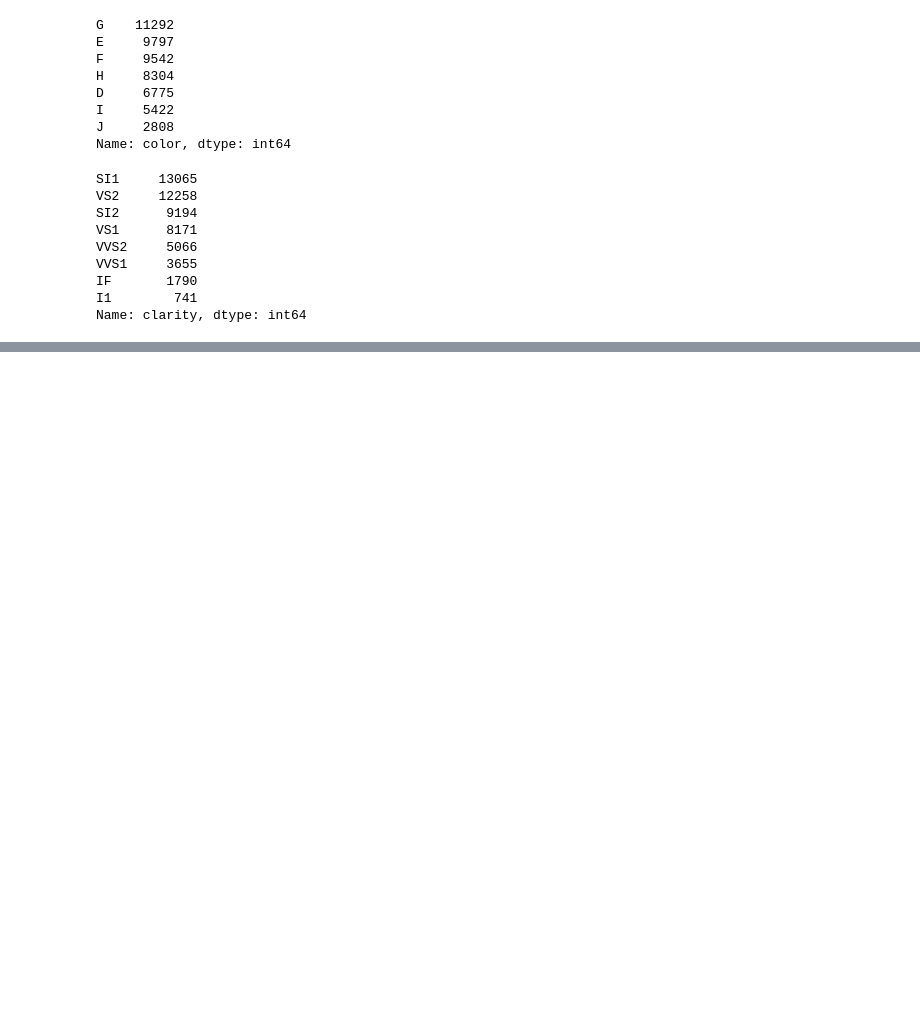
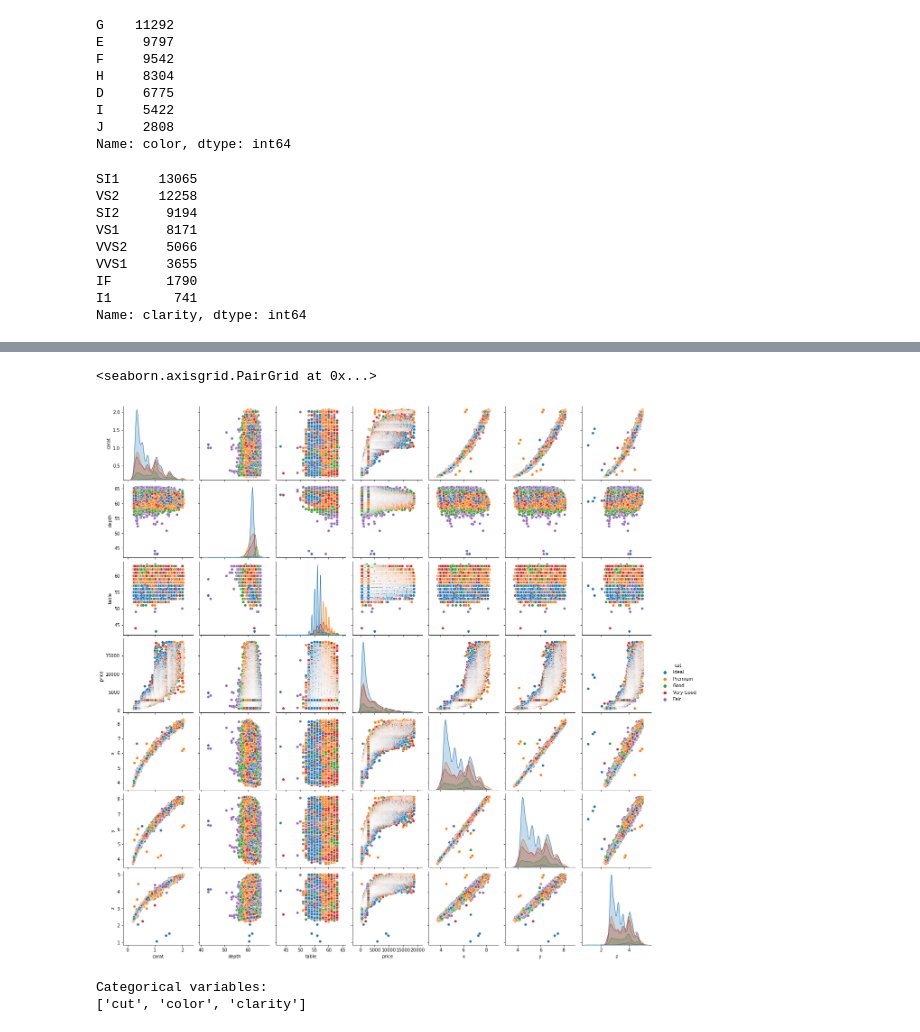
Before and after one commit to VinceDiR/diamond_price_streamlit_prototype_app, a Jupyter notebook: predictor_model.ipynb, the cells around one changed output, grey strips where cells are left out. Cells and saved outputs as stored; diff of their text form; code cells hidden in the pictures; blank space fills up the shorter version.

```diff
--- a/predictor_model.ipynb
+++ b/predictor_model.ipynb
@@ -93,0 +120,13 @@ Name: clarity, dtype: int64
+# %%
+sns.pairplot(diamond_df, hue='cut')
+# %% [output]
+<seaborn.axisgrid.PairGrid at 0x...>
+[figure, added]
+# %%
+s = (diamond_df.dtypes =="object")
+object_cols = list(s[s].index)
+print("Categorical variables:")
+print(object_cols)
+# %% [output]
+Categorical variables:
+['cut', 'color', 'clarity']
```
Also changed, not shown: parts of 18 cells of this notebook.
